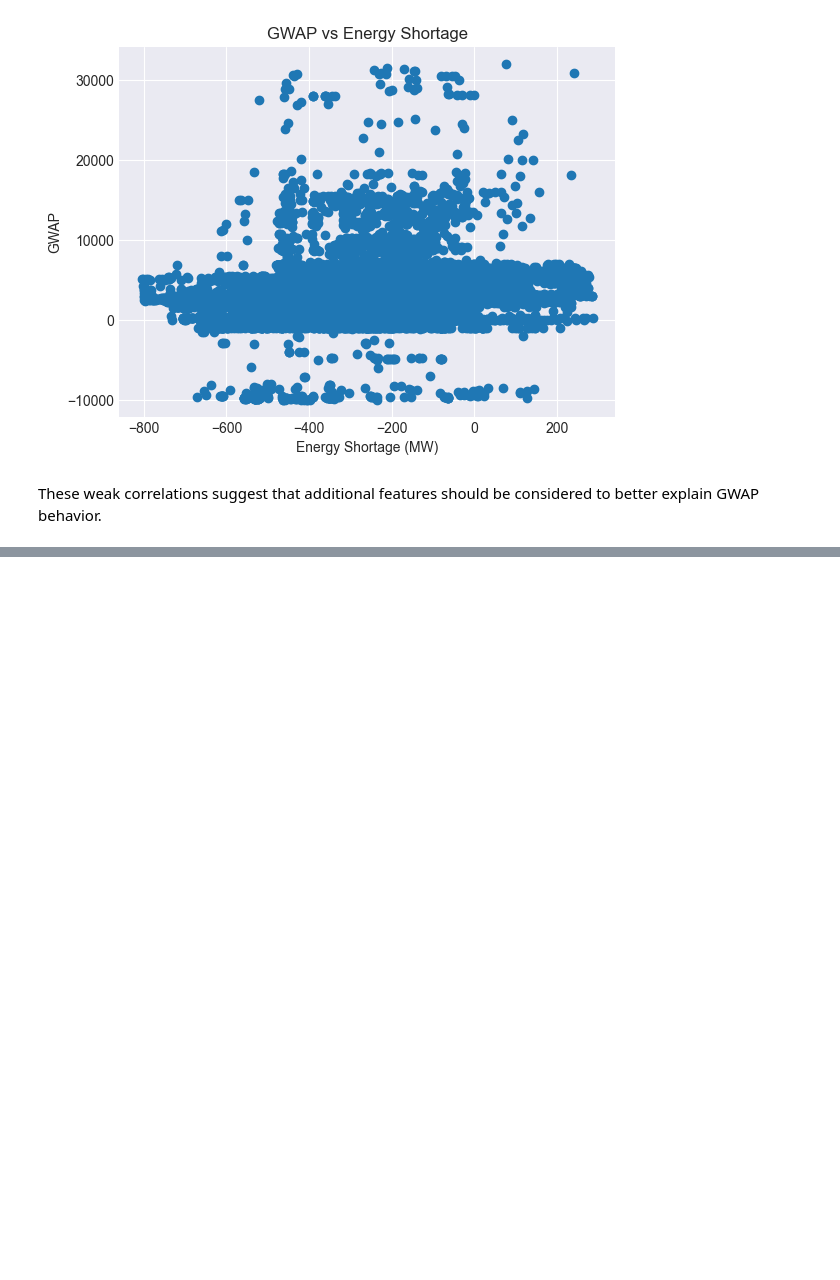
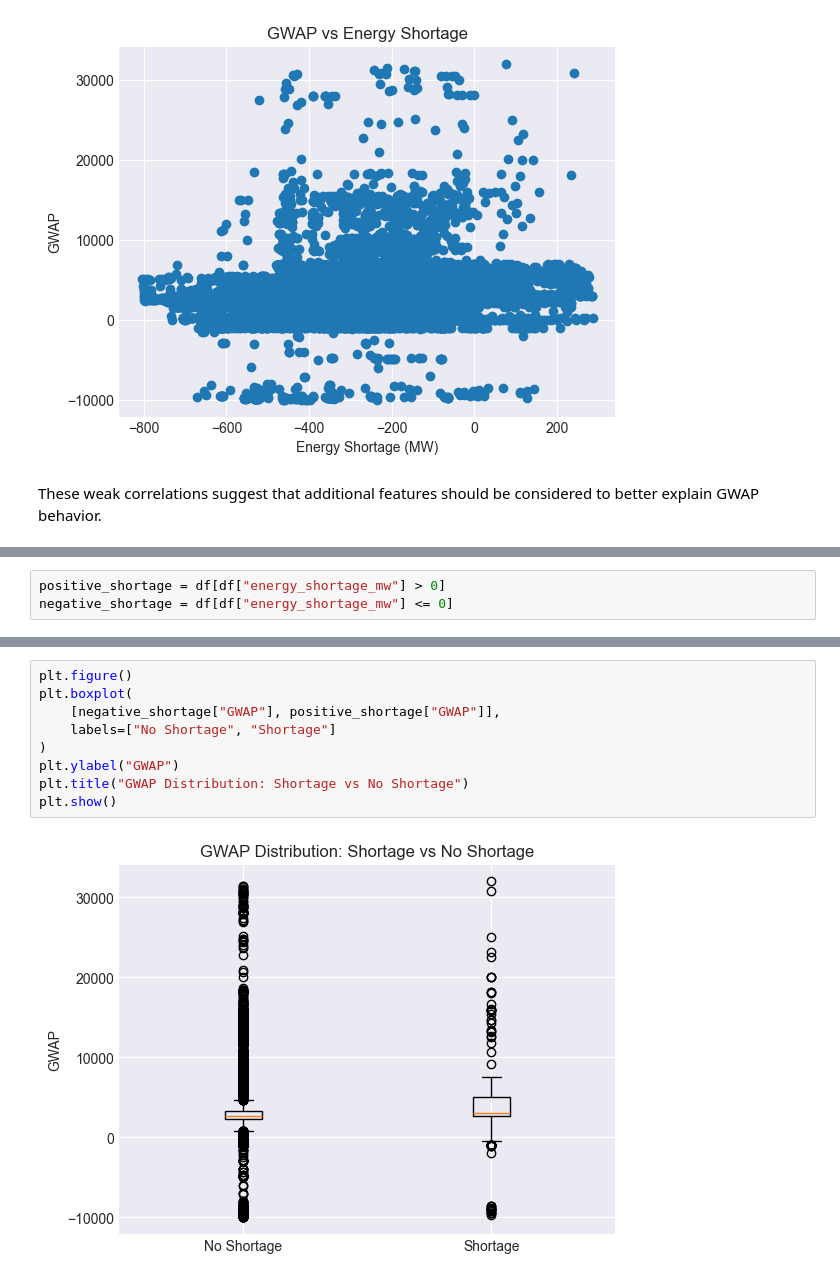
Before and after one commit to haniellejermayn/wesm-price-prediction, a Jupyter notebook: 02_EDA.ipynb, the cells around one changed output, grey strips where cells are left out. Drawn from its saved outputs; the diff is of its cells as text; blank space fills up the shorter version.

```diff
--- a/02_EDA.ipynb
+++ b/02_EDA.ipynb
@@ -385,0 +387,3 @@ These weak correlations suggest that additional features should be considered to
+# %%
+positive_shortage = df[df["energy_shortage_mw"] > 0]
+negative_shortage = df[df["energy_shortage_mw"] <= 0]
@@ -385,0 +409,11 @@ These weak correlations suggest that additional features should be considered to
+# %%
+plt.figure()
+plt.boxplot(
+    [negative_shortage["GWAP"], positive_shortage["GWAP"]],
+    labels=["No Shortage", "Shortage"]
+)
+plt.ylabel("GWAP")
+plt.title("GWAP Distribution: Shortage vs No Shortage")
+plt.show()
+# %% [output]
+[figure, added]
```
Also changed, not shown: parts of 10 cells of this notebook, 1 other file.
